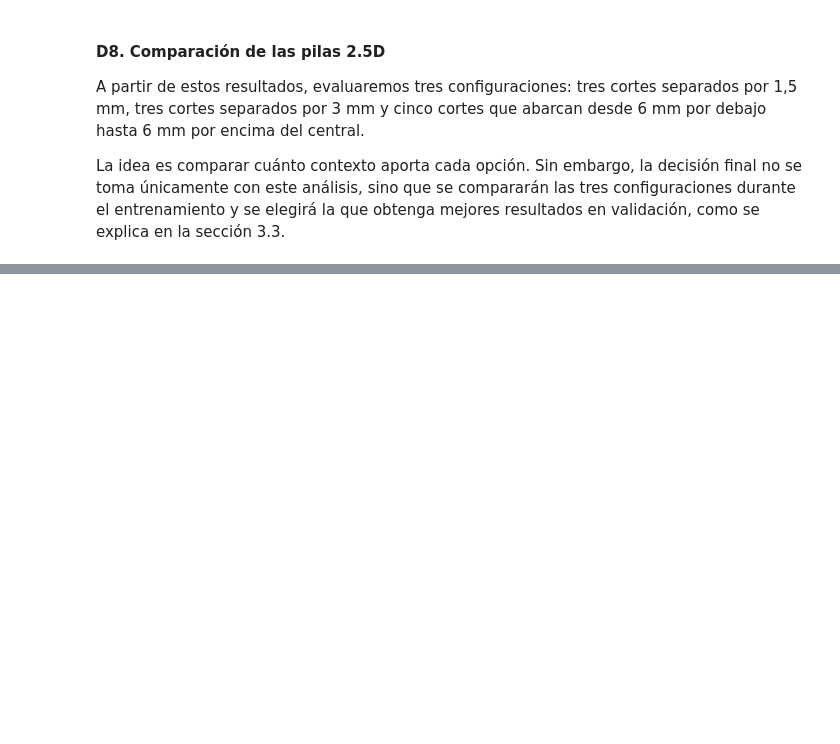
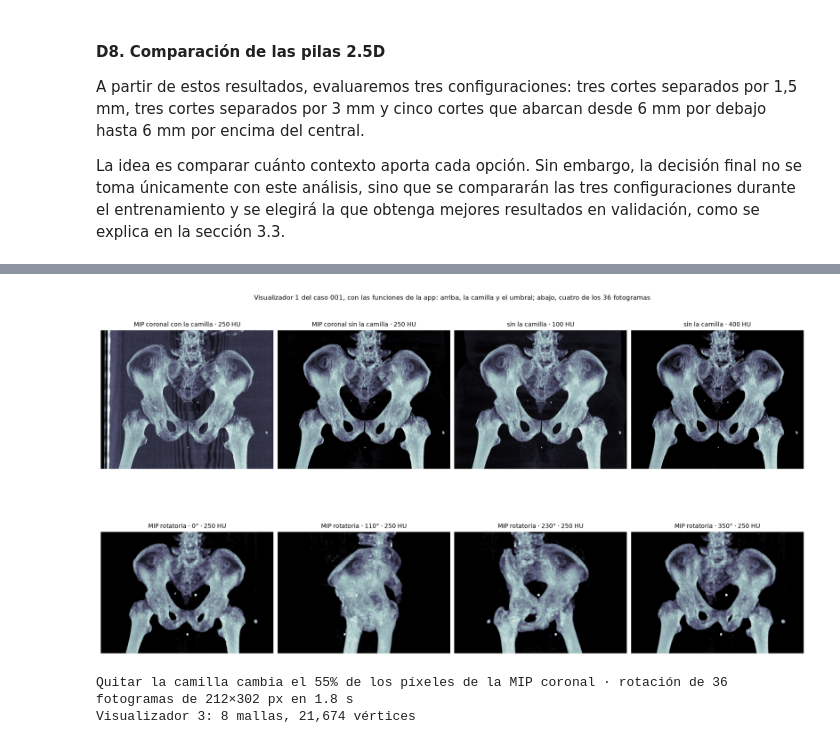
Before and after one commit to MarcAragon/proyecto_pengwin, a Jupyter notebook: Pengwin.ipynb, the cells around one changed output, grey strips where cells are left out. Drawn from its saved outputs; the diff is of its cells as text; code cells hidden in the pictures; blank space fills up the shorter version.

```diff
--- a/Pengwin.ipynb
+++ b/Pengwin.ipynb
@@ -1359,0 +1472,41 @@ La idea es comparar cuánto contexto aporta cada opción. Sin embargo, la decisi
+# %%
+CASO_V1 = "001"                                 # un paciente con la camilla bien visible
+vol_crudo = app_pre.orientar(app_pre.leer(IMAGES / f"{CASO_V1}.mha"))
+nativo, esp_nativo = sitk.GetArrayFromImage(vol_crudo).astype(np.int16), vol_crudo.GetSpacing()[::-1]
+for t in (100, 250, 400, 700):          # umbralizar y proyectar conmutan
+    assert np.array_equal(np.maximum(nativo, t).max(axis=1), np.maximum(nativo.max(axis=1), t))
+sin_camilla = app_visual.aislar_paciente(nativo)
+ventana = lambda p, t: np.clip((p.astype(np.float32) - t) / (app_visual.HU_MAX - t), 0, 1)  # noqa: E731
+coronal = {"con la camilla": nativo.max(axis=1)[::-1], "sin la camilla": sin_camilla.max(axis=1)[::-1]}
+cambio = np.mean(np.abs(ventana(coronal["con la camilla"], 250) - ventana(coronal["sin la camilla"], 250)) > 0.05)
+t0 = time.perf_counter()
+fotogramas, angulos = app_visual.rotacion_mip(nativo, esp_nativo, max_lado=256, dispositivo=DISPOSITIVO)
+t_mip = time.perf_counter() - t0
+mallas_app = app_visual.mallas(vol_app, app_pipeline.fragmentos_del_caso(vol_app))
+
+aspecto = esp_nativo[0] / esp_nativo[2]
+fig, axs = plt.subplots(2, 4, figsize=(15, 8.4), layout="constrained")
+for ax, (rotulo, p) in zip(axs[0, :2], coronal.items()):
+    ax.imshow(ventana(p, 250), cmap="bone", aspect=aspecto)
+    ax.set_title(f"MIP coronal {rotulo} · 250 HU", fontsize=9)
+for ax, t in zip(axs[0, 2:], (100, 400)):
+    ax.imshow(ventana(coronal["sin la camilla"], t), cmap="bone", aspect=aspecto)
+    ax.set_title(f"sin la camilla · {t} HU", fontsize=9)
+for ax, i in zip(axs[1], np.linspace(0, len(angulos) - 1, 4).astype(int)):
+    ax.imshow(ventana(fotogramas[i], 250), cmap="bone")
+    ax.set_title(f"MIP rotatoria · {angulos[i]:.0f}° · 250 HU", fontsize=9)
+for ax in axs.flat:
+    ax.axis("off")
+fig.suptitle(f"Visualizador 1 del caso {CASO_V1}, con las funciones de la app: arriba, la camilla y el umbral; abajo, "
+             f"cuatro de los {len(angulos)} fotogramas", fontsize=10)
+plt.show()
+print(f"Quitar la camilla cambia el {cambio:.0%} de los píxeles de la MIP coronal · rotación de {len(angulos)} fotogramas "
+      f"de {fotogramas.shape[1]}×{fotogramas.shape[2]} px en {t_mip:.1f} s")
+print(f"Visualizador 3: {len(mallas_app)} mallas, {sum(len(m['x']) for m in mallas_app):,} vértices")
+pd.DataFrame([{"fragmento": m["nombre"], "vértices": len(m["x"]), "triángulos": len(m["i"]), "color": m["color"]}
+              for m in mallas_app]).set_index("fragmento")
+del nativo, sin_camilla, vol_crudo
+# %% [output]
+[figure, added]
+Quitar la camilla cambia el 55% de los píxeles de la MIP coronal · rotación de 36 fotogramas de 212×302 px en 1.8 s
+Visualizador 3: 8 mallas, 21,674 vértices
```
Also changed, not shown: parts of 7 cells of this notebook.
